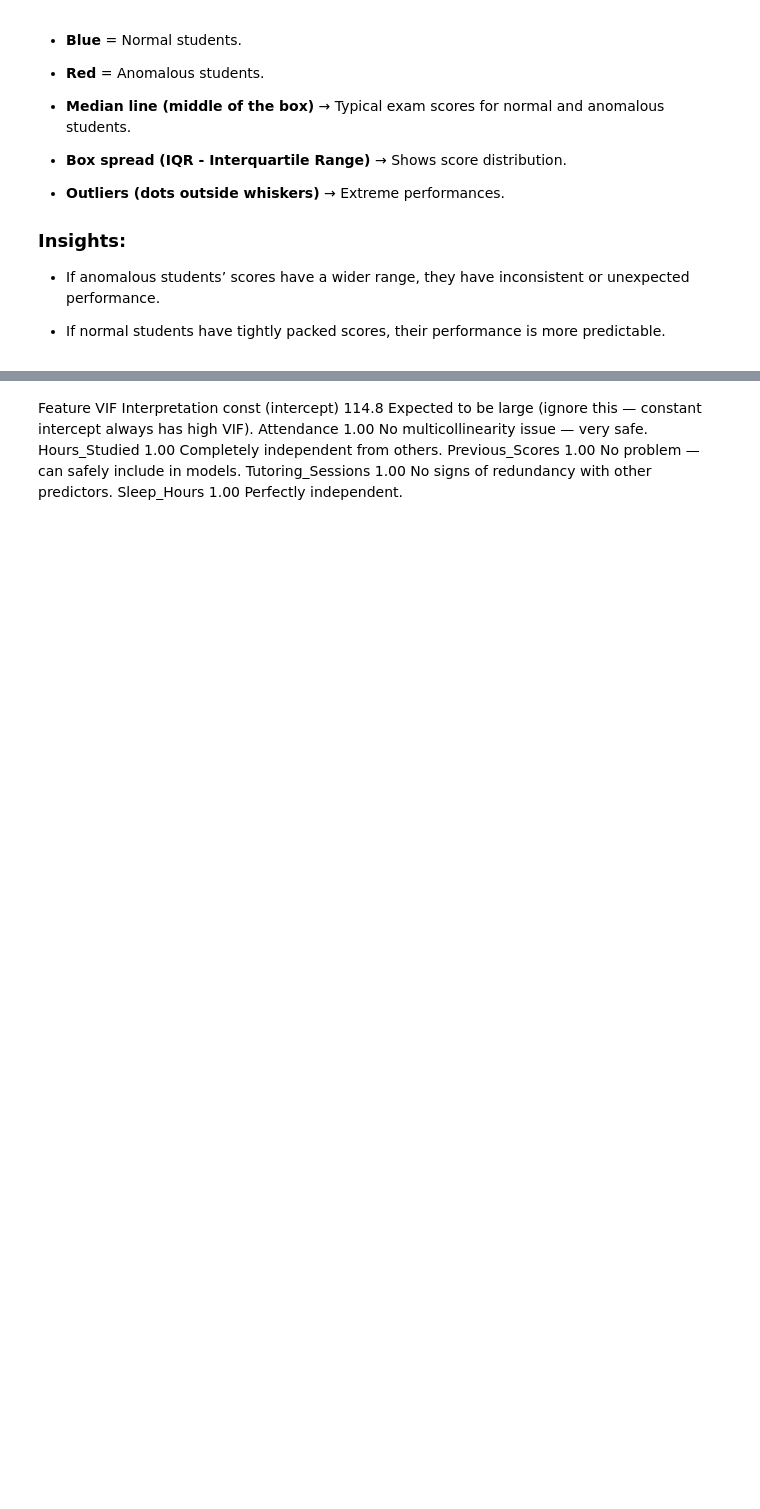
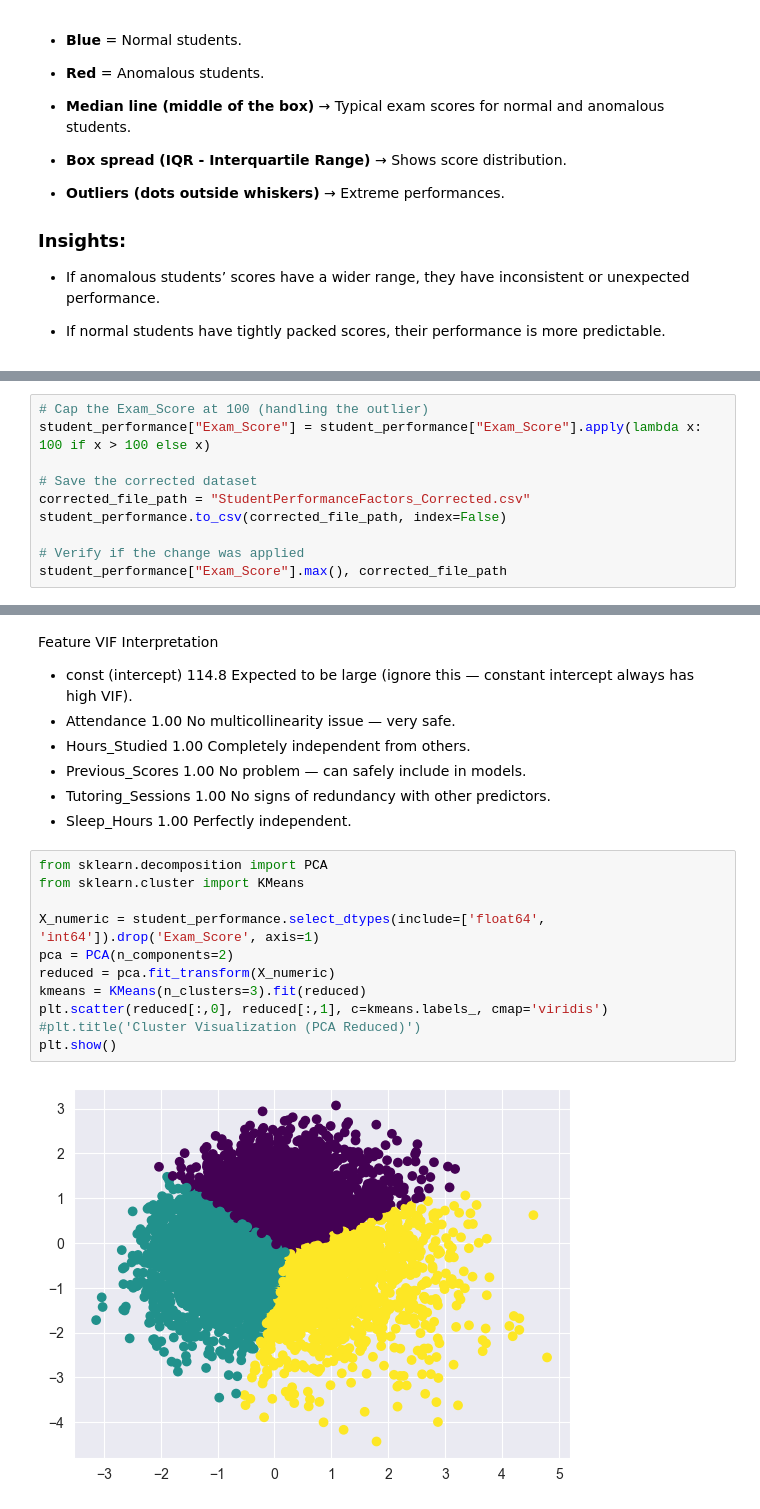
Before and after one commit to lucaskojo02/Students_Performance_Data_Analysis, a Jupyter notebook: Untitled17.ipynb, the cells around one changed output, grey strips where cells are left out. Drawn from its saved outputs; the diff is of its cells as text; blank space fills up the shorter version.

```diff
--- a/Untitled17.ipynb
+++ b/Untitled17.ipynb
@@ -380,0 +592,10 @@ for feature in features:
+# %%
+# Cap the Exam_Score at 100 (handling the outlier)
+student_performance["Exam_Score"] = student_performance["Exam_Score"].apply(lambda x: 100 if x > 100 else x)
+
+# Save the corrected dataset
+corrected_file_path = "StudentPerformanceFactors_Corrected.csv"
+student_performance.to_csv(corrected_file_path, index=False)
+
+# Verify if the change was applied
+student_performance["Exam_Score"].max(), corrected_file_path
@@ -404,9 +635,22 @@ print(vif_data)
 5    Previous_Scores  1.001680
 # %% [markdown]
 Feature	VIF	Interpretation
-const (intercept)	114.8	Expected to be large (ignore this — constant intercept always has high VIF).
-Attendance	1.00	No multicollinearity issue — very safe.
-Hours_Studied	1.00	Completely independent from others.
-Previous_Scores	1.00	No problem — can safely include in models.
-Tutoring_Sessions	1.00	No signs of redundancy with other predictors.
-Sleep_Hours	1.00	Perfectly independent.
+* const (intercept)	114.8	Expected to be large (ignore this — constant intercept always has high VIF).
+* Attendance	1.00	No multicollinearity issue — very safe.
+* Hours_Studied	1.00	Completely independent from others.
+* Previous_Scores	1.00	No problem — can safely include in models.
+* Tutoring_Sessions	1.00	No signs of redundancy with other predictors.
+* Sleep_Hours	1.00	Perfectly independent.
+# %%
+from sklearn.decomposition import PCA
+from sklearn.cluster import KMeans
+
+X_numeric = student_performance.select_dtypes(include=['float64', 'int64']).drop('Exam_Score', axis=1)
+pca = PCA(n_components=2)
+reduced = pca.fit_transform(X_numeric)
+kmeans = KMeans(n_clusters=3).fit(reduced)
+plt.scatter(reduced[:,0], reduced[:,1], c=kmeans.labels_, cmap='viridis')
+#plt.title('Cluster Visualization (PCA Reduced)')
+plt.show()
+# %% [output]
+[figure, added]
```
Also changed, not shown: parts of 28 cells of this notebook.
